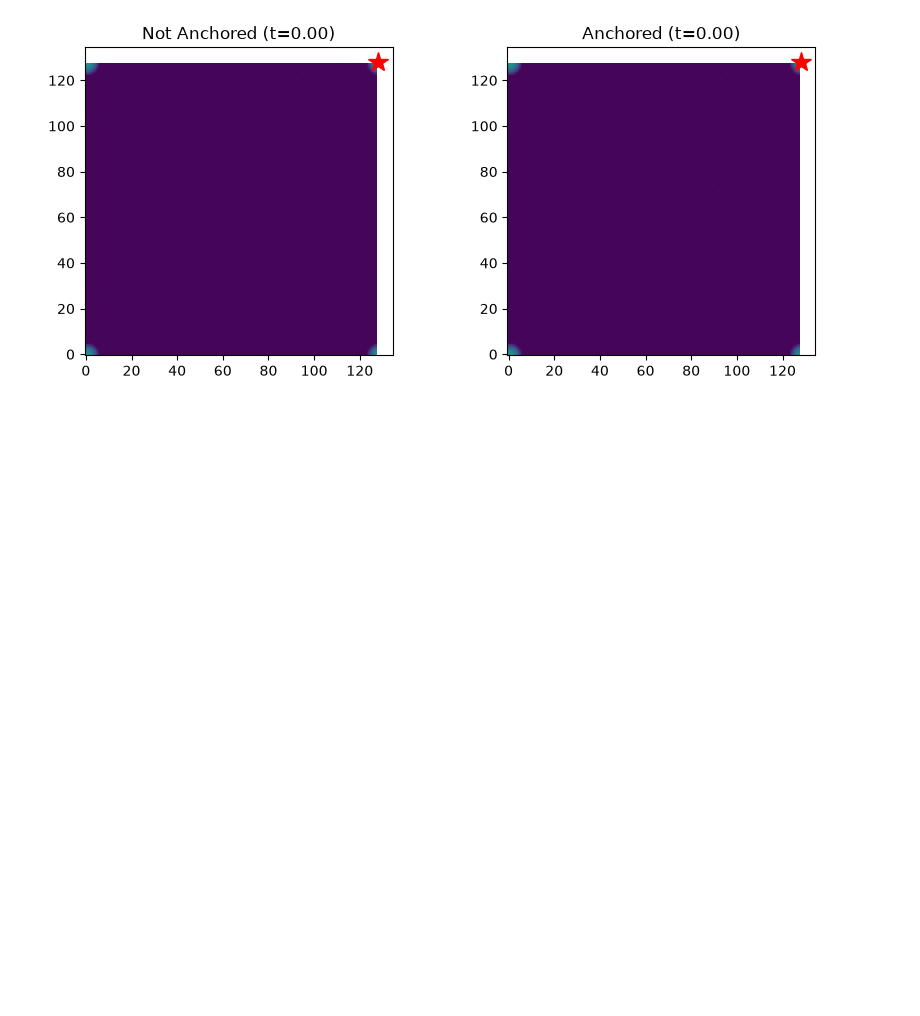
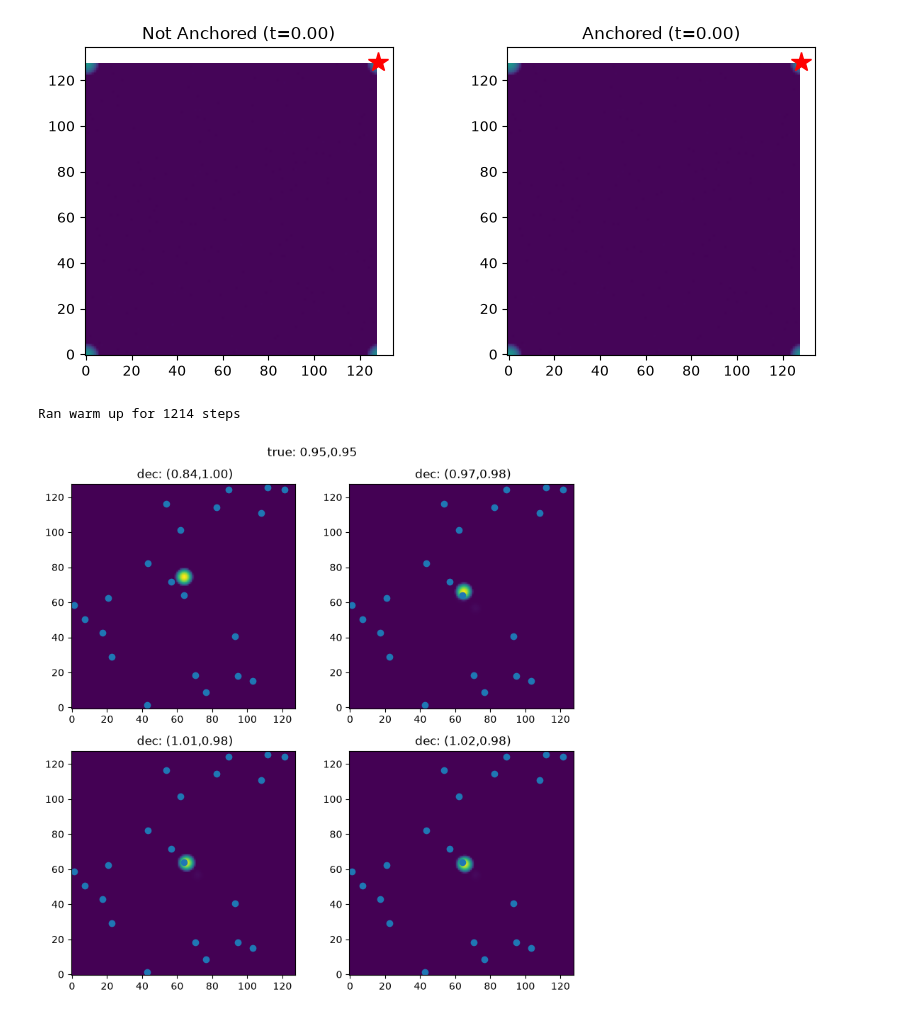
Before and after one commit to siaulich/grid-cells, a Jupyter notebook: notebooks/bat_flight_single_bump.ipynb, the cells around one changed output. Cells and saved outputs as stored; diff of their text form; code cells hidden in the pictures; blank space fills up the shorter version.

```diff
--- a/notebooks/bat_flight_single_bump.ipynb
+++ b/notebooks/bat_flight_single_bump.ipynb
@@ -223,3 +223,64 @@ anim.save(
 )
 # %% [output]
 [figure]
+# %%
+n_anchors = 20
+
+anchors = np.random.uniform(0, 2 * np.pi, size=(n_anchors, 2))
+anchors = np.concat([anchors, np.array([np.pi, np.pi])[np.newaxis, :]])
+# %%
+## Simulation parameters:
+n_min_plots = 4
+dt = 0.5e-3
+n = 128
+
+net = HeadDirection(n=n, dt=dt, use_single_bump=True)
+
+
+def make_anchor_weight(anchor, sigma=0.25):
+    def weight_func(position):
+        err = angular_error(position, anchor)
+        d2 = np.sum(err**2)
+        return np.exp(-d2 / (2 * sigma**2))
+
+    return weight_func
+
+
+for anchor in anchors:
+    net.add_anchor_point(
+        weight_func=make_anchor_weight(anchor, sigma=0.1),
+        strength=0.1,
+        mask=net.encode_orientation(anchor, width=0.1),
+    )
+
+
+error = 0.5
+net.s = net.encode_orientation([np.pi - error, np.pi])
+
+net.warm_up()
+ncols = np.int64(np.ceil(np.sqrt(n_min_plots)))
+nrows = np.int64(np.ceil(n_min_plots / ncols))
+n_plots = nrows * ncols
+fig, ax = plt.subplots(nrows, ncols, figsize=(4 * ncols, 4 * nrows))
+ax = ax.flatten()
+n_steps = 1000
+records = np.linspace(0, n_steps - 1, n_plots, dtype=int)
+plot_counter = 0
+time = 0
+true_angle = np.array([np.pi - error / 3, np.pi - error / 3])
+for step_iter in range(n_steps):
+    if step_iter == records[plot_counter]:
+        ax[plot_counter].imshow(net.s, origin="lower")
+        phi_decoded, theta_decoded = net.decode_orientation()
+        ax[plot_counter].set_title(
+            r" dec: " + f"({phi_decoded/np.pi:.2f},{theta_decoded/np.pi:.2f})"
+        )
+        ax[plot_counter].scatter(*(1 - anchors.T / (2 * np.pi)) * n)
+        plot_counter += 1
+    net.step(0, 0, pos=true_angle)
+    time += dt
+fig.suptitle(r"true: " + f"{true_angle[0]/np.pi:.2f},{true_angle[1]/np.pi:.2f}")
+fig.tight_layout()
+# %% [output]
+Ran warm up for 1214 steps
+[figure, added]
```
Also changed, not shown: 17 other files.
